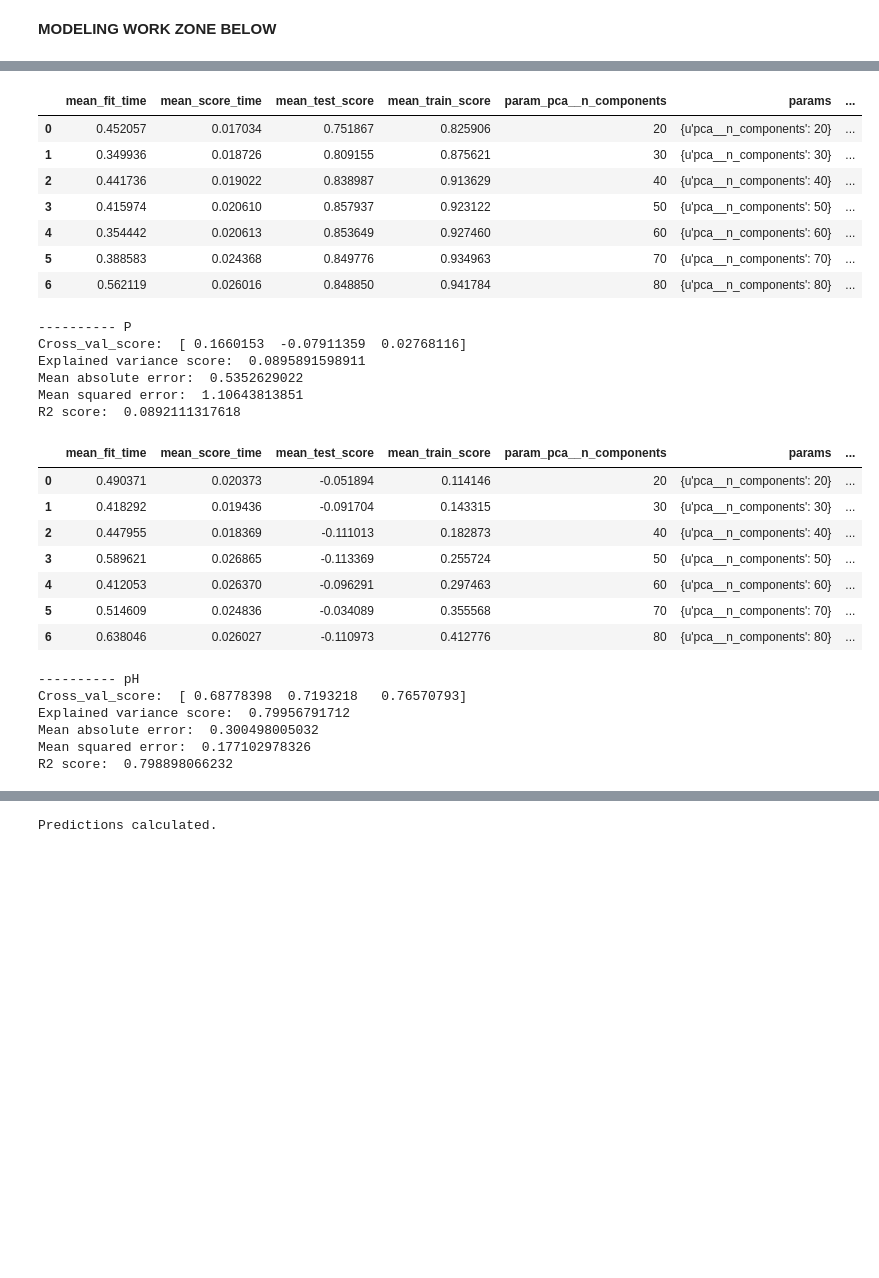
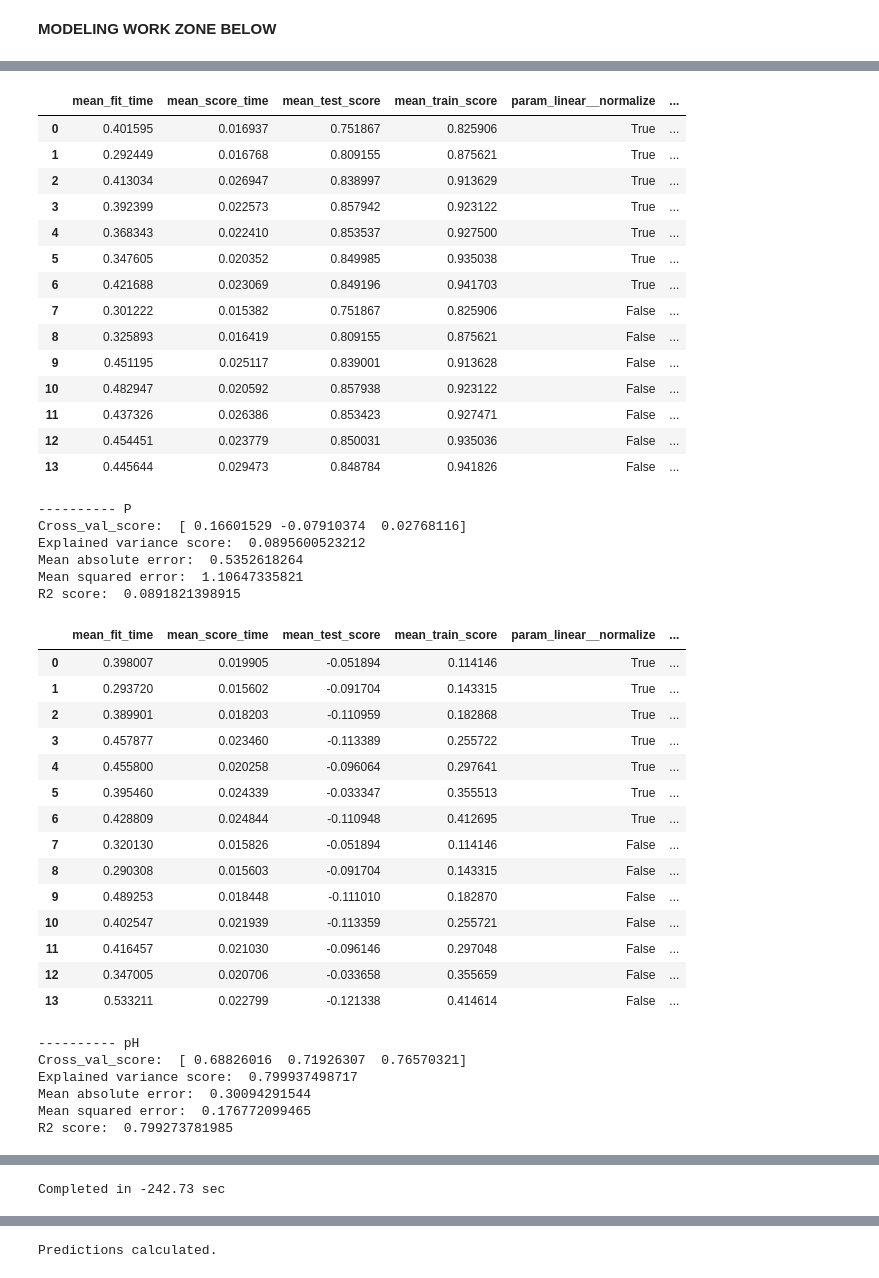
Before and after one commit to carlosscastro/kaggle_africa_soil, a Jupyter notebook: notebook/jc_africasoil_v2.ipynb, the cells around one changed output, grey strips where cells are left out. Saved outputs shown, nothing was run; the diff lists cells and outputs as text; code cells hidden in the pictures; blank space fills up the shorter version.

```diff
--- a/notebook/jc_africasoil_v2.ipynb
+++ b/notebook/jc_africasoil_v2.ipynb
@@ -348,6 +348,7 @@ Fraction of the total variance in the training explained by first k components:
 y_pipelines_lin = []
 y_scores_lin = []
 
+start = time.time()
 for ind, y in enumerate(y_vars):
 
     X_train, X_test, y_train, y_test = train_test_split(X_wDepth, y, test_size=0.33, random_state=42)
@@ -360,7 +361,8 @@ for ind, y in enumerate(y_vars):
     steps = [('pca', pca), ('linear', linear)]
     pipeline = Pipeline(steps)
 
-    parameters = dict(pca__n_components=list(range(20, 90, 10)))
+    parameters = dict(pca__n_components=list(range(20, 90, 10)),
+                     linear__normalize=[True, False])
 
     cv = GridSearchCV(pipeline, param_grid=parameters, verbose=0)
     cv.fit(X_train, y_train)
@@ -379,5 +381,7 @@ for ind, y in enumerate(y_vars):
     # capture the best pipeline estimator and mse value
     y_pipelines_lin.append(cv.best_estimator_)
     y_scores_lin.append(mse)
+
+print 'Completed in %0.2f sec' % (start-time.time())
 # %% [output]
 ---------- Ca
@@ -389,28 +393,42 @@ R2 score:  0.900993684366
-|  | mean_fit_time | mean_score_time | mean_test_score | mean_train_score | param_pca__n_components | params | ... |
-| 0 | 0.452057 | 0.017034 | 0.751867 | 0.825906 | 20 | {u'pca__n_components': 20} | ... |
-| 1 | 0.349936 | 0.018726 | 0.809155 | 0.875621 | 30 | {u'pca__n_components': 30} | ... |
-| 2 | 0.441736 | 0.019022 | 0.838987 | 0.913629 | 40 | {u'pca__n_components': 40} | ... |
-| 3 | 0.415974 | 0.020610 | 0.857937 | 0.923122 | 50 | {u'pca__n_components': 50} | ... |
-| 4 | 0.354442 | 0.020613 | 0.853649 | 0.927460 | 60 | {u'pca__n_components': 60} | ... |
-| 5 | 0.388583 | 0.024368 | 0.849776 | 0.934963 | 70 | {u'pca__n_components': 70} | ... |
-| 6 | 0.562119 | 0.026016 | 0.848850 | 0.941784 | 80 | {u'pca__n_components': 80} | ... |
+|  | mean_fit_time | mean_score_time | mean_test_score | mean_train_score | param_linear__normalize | ... |
+| 0 | 0.401595 | 0.016937 | 0.751867 | 0.825906 | True | ... |
+| 1 | 0.292449 | 0.016768 | 0.809155 | 0.875621 | True | ... |
+| 2 | 0.413034 | 0.026947 | 0.838997 | 0.913629 | True | ... |
+| 3 | 0.392399 | 0.022573 | 0.857942 | 0.923122 | True | ... |
+| 4 | 0.368343 | 0.022410 | 0.853537 | 0.927500 | True | ... |
+| 5 | 0.347605 | 0.020352 | 0.849985 | 0.935038 | True | ... |
+| 6 | 0.421688 | 0.023069 | 0.849196 | 0.941703 | True | ... |
+| 7 | 0.301222 | 0.015382 | 0.751867 | 0.825906 | False | ... |
+| 8 | 0.325893 | 0.016419 | 0.809155 | 0.875621 | False | ... |
+| 9 | 0.451195 | 0.025117 | 0.839001 | 0.913628 | False | ... |
+| 10 | 0.482947 | 0.020592 | 0.857938 | 0.923122 | False | ... |
+| 11 | 0.437326 | 0.026386 | 0.853423 | 0.927471 | False | ... |
+| 12 | 0.454451 | 0.023779 | 0.850031 | 0.935036 | False | ... |
+| 13 | 0.445644 | 0.029473 | 0.848784 | 0.941826 | False | ... |
 ---------- P
-Cross_val_score:  [ 0.1660153  -0.07911359  0.02768116]
-Explained variance score:  0.0895891598911
-Mean absolute error:  0.5352629022
-Mean squared error:  1.10643813851
-R2 score:  0.0892111317618
+Cross_val_score:  [ 0.16601529 -0.07910374  0.02768116]
+Explained variance score:  0.0895600523212
+Mean absolute error:  0.5352618264
+Mean squared error:  1.10647335821
+R2 score:  0.0891821398915
-|  | mean_fit_time | mean_score_time | mean_test_score | mean_train_score | param_pca__n_components | params | ... |
-| 0 | 0.490371 | 0.020373 | -0.051894 | 0.114146 | 20 | {u'pca__n_components': 20} | ... |
-| 1 | 0.418292 | 0.019436 | -0.091704 | 0.143315 | 30 | {u'pca__n_components': 30} | ... |
-| 2 | 0.447955 | 0.018369 | -0.111013 | 0.182873 | 40 | {u'pca__n_components': 40} | ... |
-| 3 | 0.589621 | 0.026865 | -0.113369 | 0.255724 | 50 | {u'pca__n_components': 50} | ... |
-| 4 | 0.412053 | 0.026370 | -0.096291 | 0.297463 | 60 | {u'pca__n_components': 60} | ... |
-| 5 | 0.514609 | 0.024836 | -0.034089 | 0.355568 | 70 | {u'pca__n_components': 70} | ... |
-| 6 | 0.638046 | 0.026027 | -0.110973 | 0.412776 | 80 | {u'pca__n_components': 80} | ... |
+|  | mean_fit_time | mean_score_time | mean_test_score | mean_train_score | param_linear__normalize | ... |
+| 0 | 0.398007 | 0.019905 | -0.051894 | 0.114146 | True | ... |
+| 1 | 0.293720 | 0.015602 | -0.091704 | 0.143315 | True | ... |
+| 2 | 0.389901 | 0.018203 | -0.110959 | 0.182868 | True | ... |
+| 3 | 0.457877 | 0.023460 | -0.113389 | 0.255722 | True | ... |
+| 4 | 0.455800 | 0.020258 | -0.096064 | 0.297641 | True | ... |
+| 5 | 0.395460 | 0.024339 | -0.033347 | 0.355513 | True | ... |
+| 6 | 0.428809 | 0.024844 | -0.110948 | 0.412695 | True | ... |
+| 7 | 0.320130 | 0.015826 | -0.051894 | 0.114146 | False | ... |
+| 8 | 0.290308 | 0.015603 | -0.091704 | 0.143315 | False | ... |
+| 9 | 0.489253 | 0.018448 | -0.111010 | 0.182870 | False | ... |
+| 10 | 0.402547 | 0.021939 | -0.113359 | 0.255721 | False | ... |
+| 11 | 0.416457 | 0.021030 | -0.096146 | 0.297048 | False | ... |
+| 12 | 0.347005 | 0.020706 | -0.033658 | 0.355659 | False | ... |
+| 13 | 0.533211 | 0.022799 | -0.121338 | 0.414614 | False | ... |
 ---------- pH
-Cross_val_score:  [ 0.68778398  0.7193218   0.76570793]
-Explained variance score:  0.79956791712
-Mean absolute error:  0.300498005032
-Mean squared error:  0.177102978326
-R2 score:  0.798898066232
+Cross_val_score:  [ 0.68826016  0.71926307  0.76570321]
+Explained variance score:  0.799937498717
+Mean absolute error:  0.30094291544
+Mean squared error:  0.176772099465
+R2 score:  0.799273781985
@@ -453,3 +492,4 @@ R2 score:  0.883002844992
+Completed in -242.73 sec
 # %%
 print len(y_pipelines_lin)
 print y_scores_lin
```
Also changed, not shown: parts of 10 cells of this notebook.
